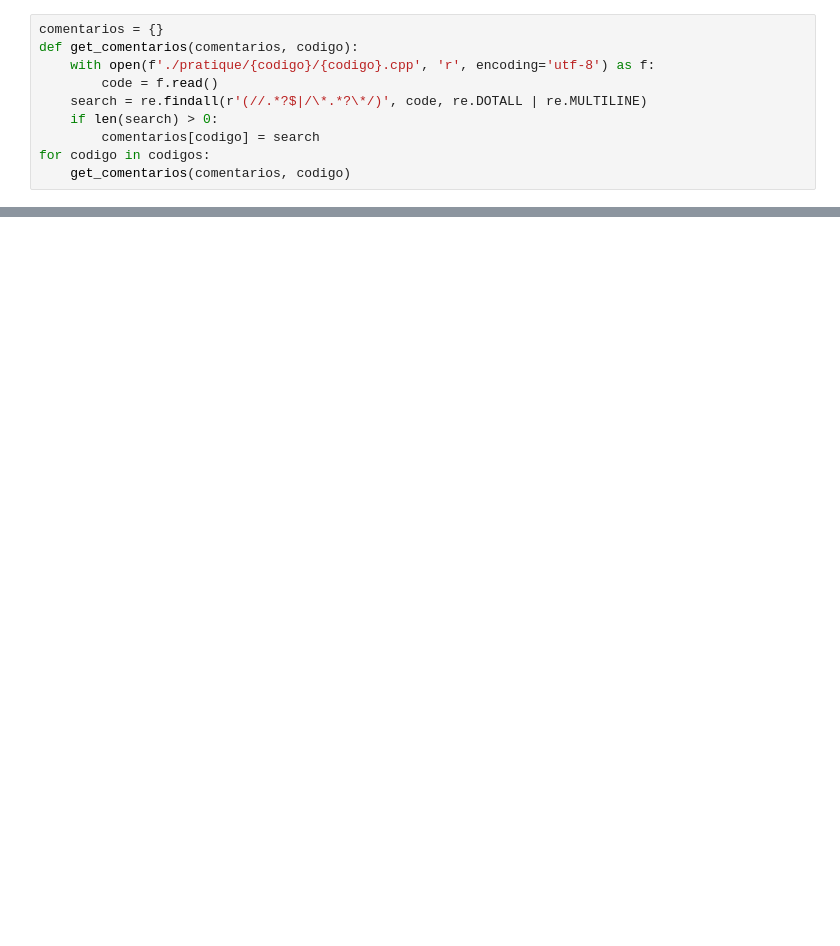
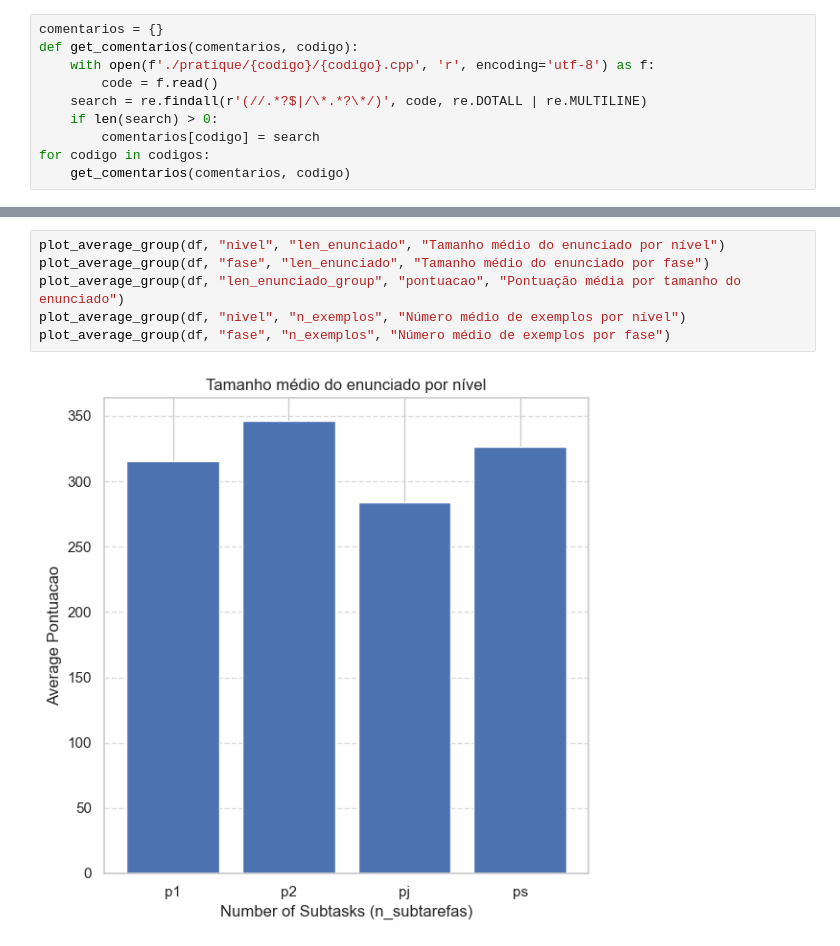
Before and after one commit to andre-n-alcantara/IC, a Jupyter notebook: report.ipynb, the cells around one changed output, grey strips where cells are left out. Drawn from its saved outputs; the diff is of its cells as text; blank space fills up the shorter version.

```diff
--- a/report.ipynb
+++ b/report.ipynb
@@ -319,0 +314,8 @@ plt.show()
+# %%
+plot_average_group(df, "nivel", "len_enunciado", "Tamanho médio do enunciado por nível")
+plot_average_group(df, "fase", "len_enunciado", "Tamanho médio do enunciado por fase")
+plot_average_group(df, "len_enunciado_group", "pontuacao", "Pontuação média por tamanho do enunciado")
+plot_average_group(df, "nivel", "n_exemplos", "Número médio de exemplos por nível")
+plot_average_group(df, "fase", "n_exemplos", "Número médio de exemplos por fase")
+# %% [output]
+[figure, added]
```
Also changed, not shown: parts of 16 cells of this notebook, 3 other files.
